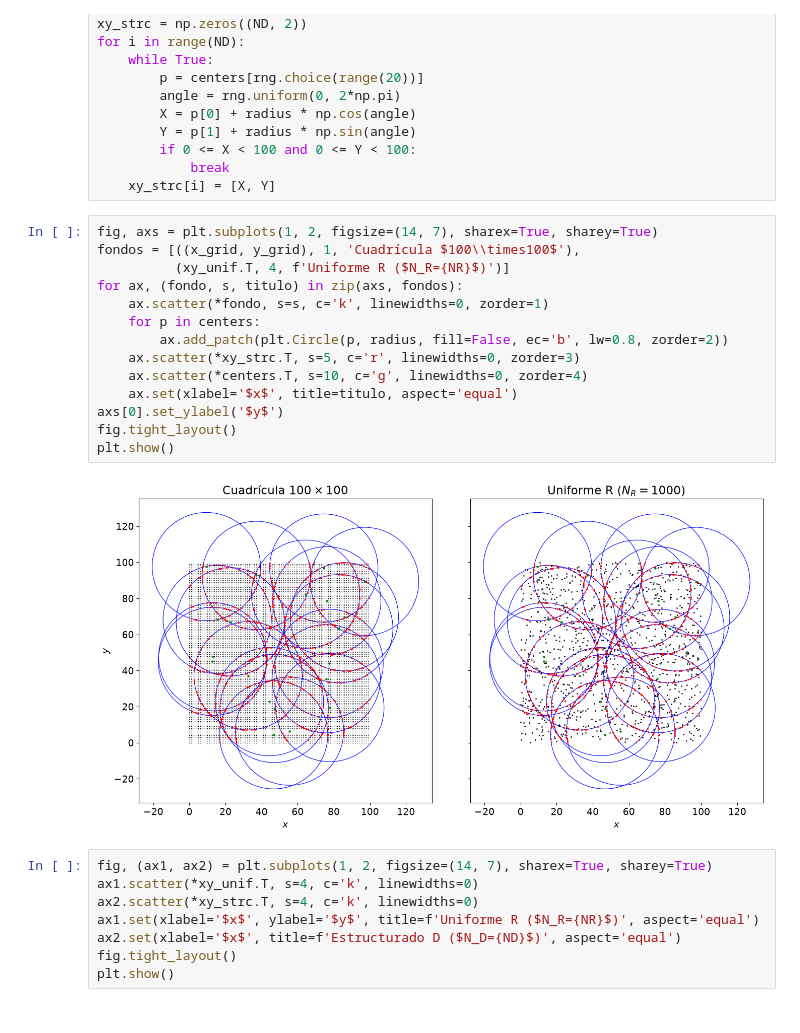
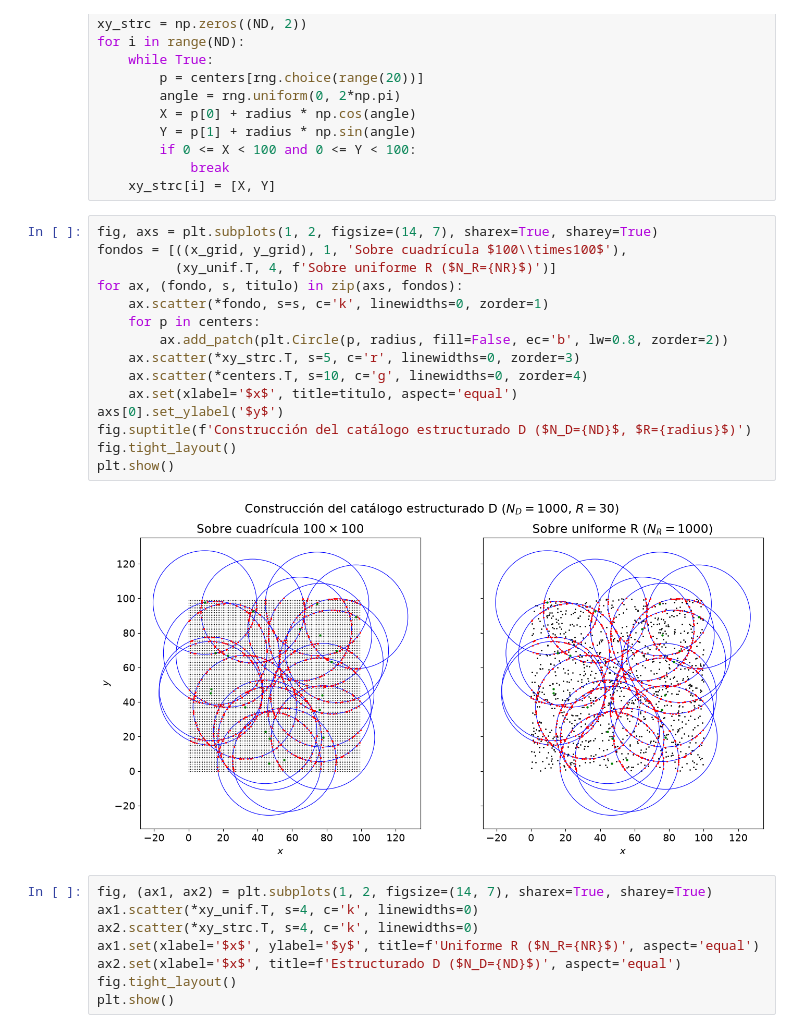
Before and after one commit to jairferrara/num-est, a Jupyter notebook: 05/05.ipynb, the cells around one changed output. Cells and saved outputs as stored; diff of their text form.

```diff
--- a/05/05.ipynb
+++ b/05/05.ipynb
@@ -34,20 +34,21 @@ for i in range(ND):
     xy_strc[i] = [X, Y]
 # %%
 fig, axs = plt.subplots(1, 2, figsize=(14, 7), sharex=True, sharey=True)
-fondos = [((x_grid, y_grid), 1, 'Cuadrícula $100\\times100$'),
-          (xy_unif.T, 4, f'Uniforme R ($N_R={NR}$)')]
+fondos = [((x_grid, y_grid), 1, 'Sobre cuadrícula $100\\times100$'),
+          (xy_unif.T, 4, f'Sobre uniforme R ($N_R={NR}$)')]
 for ax, (fondo, s, titulo) in zip(axs, fondos):
     ax.scatter(*fondo, s=s, c='k', linewidths=0, zorder=1)
     for p in centers:
         ax.add_patch(plt.Circle(p, radius, fill=False, ec='b', lw=0.8, zorder=2))
     ax.scatter(*xy_strc.T, s=5, c='r', linewidths=0, zorder=3)
     ax.scatter(*centers.T, s=10, c='g', linewidths=0, zorder=4)
     ax.set(xlabel='$x$', title=titulo, aspect='equal')
 axs[0].set_ylabel('$y$')
+fig.suptitle(f'Construcción del catálogo estructurado D ($N_D={ND}$, $R={radius}$)')
 fig.tight_layout()
 plt.show()
 # %% [output]
-[figure, old version]
+[figure, new version]
 # %%
 fig, (ax1, ax2) = plt.subplots(1, 2, figsize=(14, 7), sharex=True, sharey=True)
 ax1.scatter(*xy_unif.T, s=4, c='k', linewidths=0)
```
Also changed, not shown: parts of 12 cells of this notebook, 1 other file.
